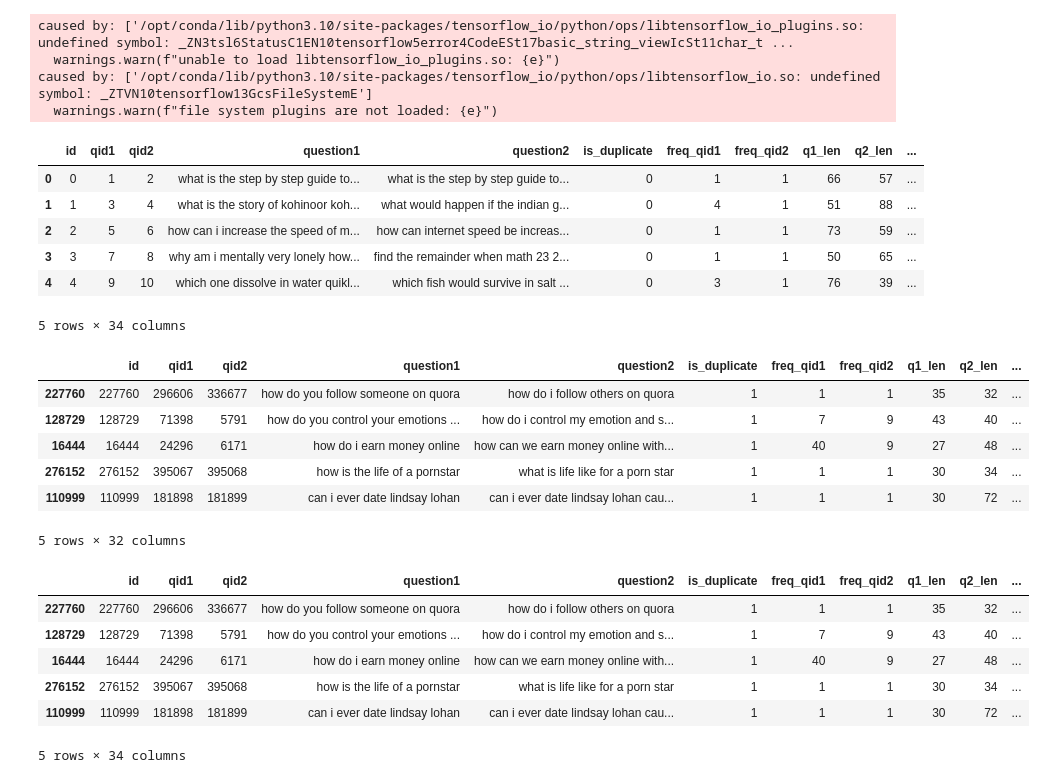
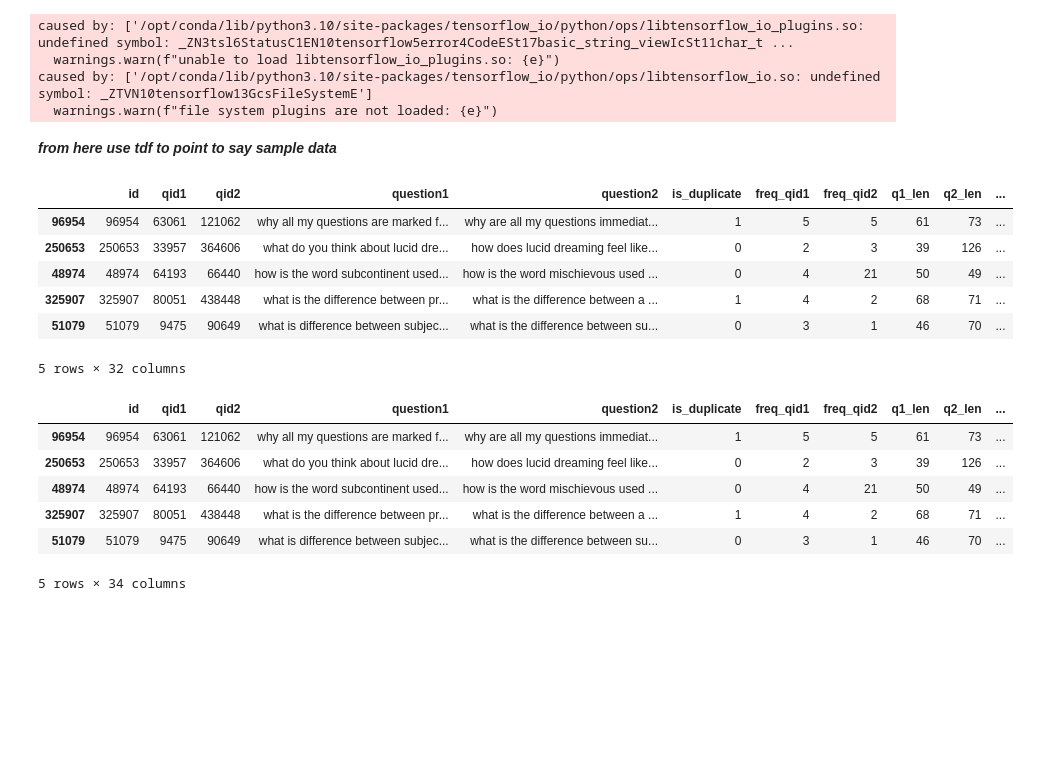
Before and after one commit to SiddhantSoam/Quora_Same_Question_pair, a Jupyter notebook: quora-same-question-pair.ipynb, the cells around one changed output. Saved outputs shown, nothing was run; the diff lists cells and outputs as text; code cells hidden in the pictures; blank space fills up the shorter version.

Commit message:
Data Preprocessing done

```diff
--- a/quora-same-question-pair.ipynb
+++ b/quora-same-question-pair.ipynb
@@ -686,29 +687,18 @@ caused by: ['/opt/conda/lib/python3.10/site-packages/tensorflow_io/python/ops/li
   warnings.warn(f"unable to load libtensorflow_io_plugins.so: {e}")
 caused by: ['/opt/conda/lib/python3.10/site-packages/tensorflow_io/python/ops/libtensorflow_io.so: undefined symbol: _ZTVN10tensorflow13GcsFileSystemE']
   warnings.warn(f"file system plugins are not loaded: {e}")
-# %%
-df = pd.read_csv('../input/quora-word2vec/processed_data_w0rd2vec.csv')
-# %%
-df.head()
-# %% [output]
-|  | id | qid1 | qid2 | question1 | question2 | is_duplicate | freq_qid1 | freq_qid2 | q1_len | q2_len | ... |
-| 0 | 0 | 1 | 2 | what is the step by step guide to... | what is the step by step guide to... | 0 | 1 | 1 | 66 | 57 | ... |
-| 1 | 1 | 3 | 4 | what is the story of kohinoor koh... | what would happen if the indian g... | 0 | 4 | 1 | 51 | 88 | ... |
-| 2 | 2 | 5 | 6 | how can i increase the speed of m... | how can internet speed be increas... | 0 | 1 | 1 | 73 | 59 | ... |
-| 3 | 3 | 7 | 8 | why am i mentally very lonely how... | find the remainder when math 23 2... | 0 | 1 | 1 | 50 | 65 | ... |
-| 4 | 4 | 9 | 10 | which one dissolve in water quikl... | which fish would survive in salt ... | 0 | 3 | 1 | 76 | 39 | ... |
-5 rows × 34 columns
+# %% [markdown]
+***from here use tdf to point to say sample data***
 # %%
 tdf = df.sample(100000)
-tdf.drop(['q1_feats_m', 'q2_feats_m'], axis=1, inplace=True)
 tdf.head()
 # %% [output]
 |  | id | qid1 | qid2 | question1 | question2 | is_duplicate | freq_qid1 | freq_qid2 | q1_len | q2_len | ... |
-| 227760 | 227760 | 296606 | 336677 | how do you follow someone on quora | how do i follow others on quora | 1 | 1 | 1 | 35 | 32 | ... |
-| 128729 | 128729 | 71398 | 5791 | how do you control your emotions ... | how do i control my emotion and s... | 1 | 7 | 9 | 43 | 40 | ... |
-| 16444 | 16444 | 24296 | 6171 | how do i earn money online | how can we earn money online with... | 1 | 40 | 9 | 27 | 48 | ... |
-| 276152 | 276152 | 395067 | 395068 | how is the life of a pornstar | what is life like for a porn star | 1 | 1 | 1 | 30 | 34 | ... |
-| 110999 | 110999 | 181898 | 181899 | can i ever date lindsay lohan | can i ever date lindsay lohan cau... | 1 | 1 | 1 | 30 | 72 | ... |
+| 96954 | 96954 | 63061 | 121062 | why all my questions are marked f... | why are all my questions immediat... | 1 | 5 | 5 | 61 | 73 | ... |
+| 250653 | 250653 | 33957 | 364606 | what do you think about lucid dre... | how does lucid dreaming feel like... | 0 | 2 | 3 | 39 | 126 | ... |
+| 48974 | 48974 | 64193 | 66440 | how is the word subcontinent used... | how is the word mischievous used ... | 0 | 4 | 21 | 50 | 49 | ... |
+| 325907 | 325907 | 80051 | 438448 | what is the difference between pr... | what is the difference between a ... | 1 | 4 | 2 | 68 | 71 | ... |
+| 51079 | 51079 | 9475 | 90649 | what is difference between subjec... | what is the difference between su... | 0 | 3 | 1 | 46 | 70 | ... |
 5 rows × 32 columns
 # %%
 import spacy
@@ -755,10 +745,10 @@ tdf['q2_feats_m'] = vecs2
 tdf.head()
 # %% [output]
 |  | id | qid1 | qid2 | question1 | question2 | is_duplicate | freq_qid1 | freq_qid2 | q1_len | q2_len | ... |
-| 227760 | 227760 | 296606 | 336677 | how do you follow someone on quora | how do i follow others on quora | 1 | 1 | 1 | 35 | 32 | ... |
-| 128729 | 128729 | 71398 | 5791 | how do you control your emotions ... | how do i control my emotion and s... | 1 | 7 | 9 | 43 | 40 | ... |
-| 16444 | 16444 | 24296 | 6171 | how do i earn money online | how can we earn money online with... | 1 | 40 | 9 | 27 | 48 | ... |
-| 276152 | 276152 | 395067 | 395068 | how is the life of a pornstar | what is life like for a porn star | 1 | 1 | 1 | 30 | 34 | ... |
-| 110999 | 110999 | 181898 | 181899 | can i ever date lindsay lohan | can i ever date lindsay lohan cau... | 1 | 1 | 1 | 30 | 72 | ... |
+| 96954 | 96954 | 63061 | 121062 | why all my questions are marked f... | why are all my questions immediat... | 1 | 5 | 5 | 61 | 73 | ... |
+| 250653 | 250653 | 33957 | 364606 | what do you think about lucid dre... | how does lucid dreaming feel like... | 0 | 2 | 3 | 39 | 126 | ... |
+| 48974 | 48974 | 64193 | 66440 | how is the word subcontinent used... | how is the word mischievous used ... | 0 | 4 | 21 | 50 | 49 | ... |
+| 325907 | 325907 | 80051 | 438448 | what is the difference between pr... | what is the difference between a ... | 1 | 4 | 2 | 68 | 71 | ... |
+| 51079 | 51079 | 9475 | 90649 | what is difference between subjec... | what is the difference between su... | 0 | 3 | 1 | 46 | 70 | ... |
 5 rows × 34 columns
 # %%
```
Also changed, not shown: parts of 19 cells of this notebook.
